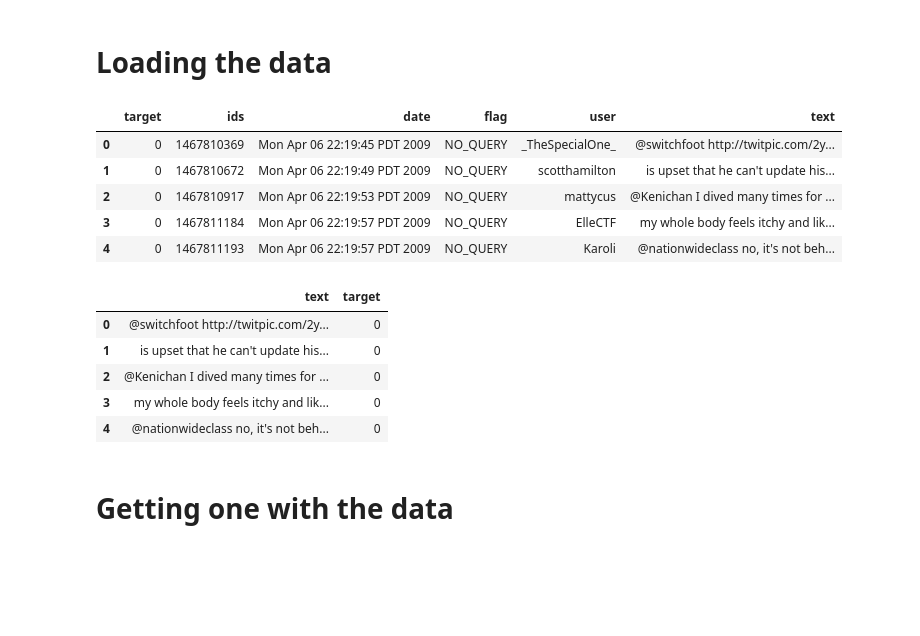
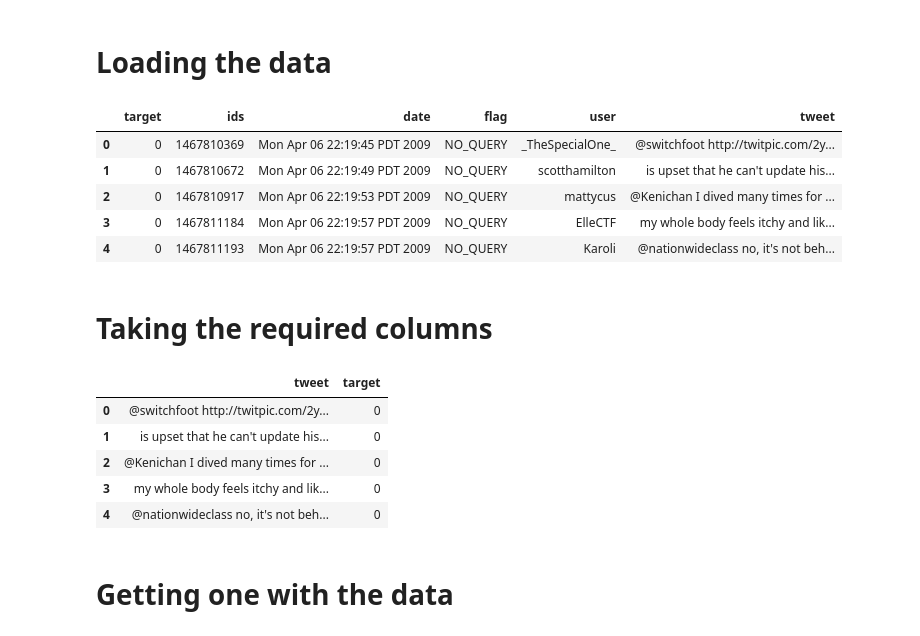
Before and after one commit to yash0307jain/sentiment-analysis, a Jupyter notebook: twitter_tweets/sentiment_analysis_lstm.ipynb, the cells around one changed output. Drawn from its saved outputs; the diff is of its cells as text; code cells hidden in the pictures; blank space fills up the shorter version.

Commit message:
adding twitter sentiment analysis using lstm

```diff
--- a/twitter_tweets/sentiment_analysis_lstm.ipynb
+++ b/twitter_tweets/sentiment_analysis_lstm.ipynb
@@ -23,21 +23,23 @@ import tensorflow as tf
 # %% [markdown]
 # Loading the data
 # %%
-df = pd.read_csv("twitter_tweets.csv", encoding="ISO-8859-1", names=["target", "ids", "date", "flag", "user", "text"])
+df = pd.read_csv("twitter_tweets.csv", encoding="ISO-8859-1", names=["target", "ids", "date", "flag", "user", "tweet"])
 df.head()
 # %% [output]
-|  | target | ids | date | flag | user | text |
+|  | target | ids | date | flag | user | tweet |
 | 0 | 0 | 1467810369 | Mon Apr 06 22:19:45 PDT 2009 | NO_QUERY | _TheSpecialOne_ | @switchfoot http://twitpic.com/2y... |
 | 1 | 0 | 1467810672 | Mon Apr 06 22:19:49 PDT 2009 | NO_QUERY | scotthamilton | is upset that he can't update his... |
 | 2 | 0 | 1467810917 | Mon Apr 06 22:19:53 PDT 2009 | NO_QUERY | mattycus | @Kenichan I dived many times for ... |
 | 3 | 0 | 1467811184 | Mon Apr 06 22:19:57 PDT 2009 | NO_QUERY | ElleCTF | my whole body feels itchy and lik... |
 | 4 | 0 | 1467811193 | Mon Apr 06 22:19:57 PDT 2009 | NO_QUERY | Karoli | @nationwideclass no, it's not beh... |
+# %% [markdown]
+# Taking the required columns
 # %%
-required_columns = ["text", "target"]
+required_columns = ["tweet", "target"]
 df = df[required_columns]
 df.head()
 # %% [output]
-|  | text | target |
+|  | tweet | target |
 | 0 | @switchfoot http://twitpic.com/2y... | 0 |
 | 1 | is upset that he can't update his... | 0 |
 | 2 | @Kenichan I dived many times for ... | 0 |
```
Also changed, not shown: parts of 71 cells of this notebook.
